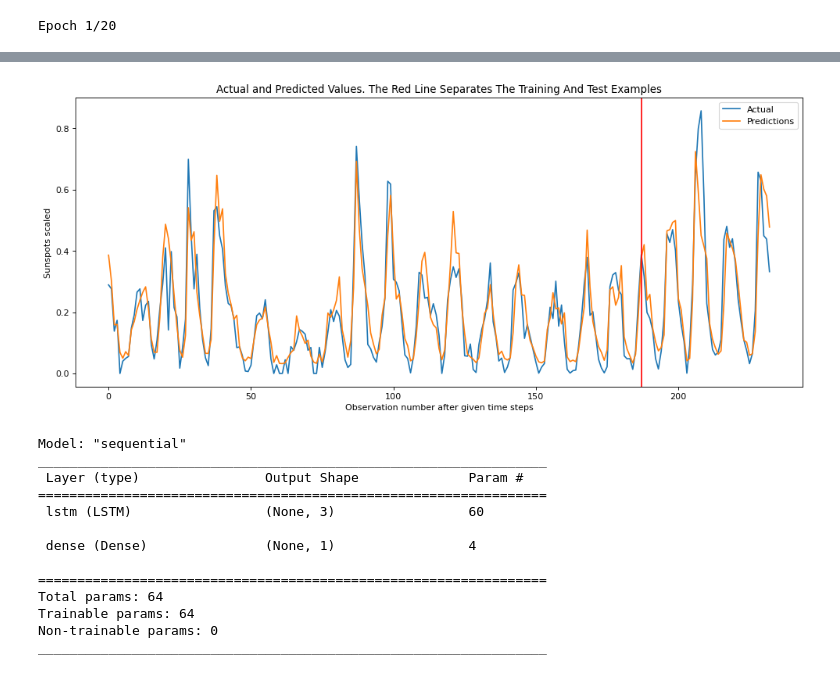
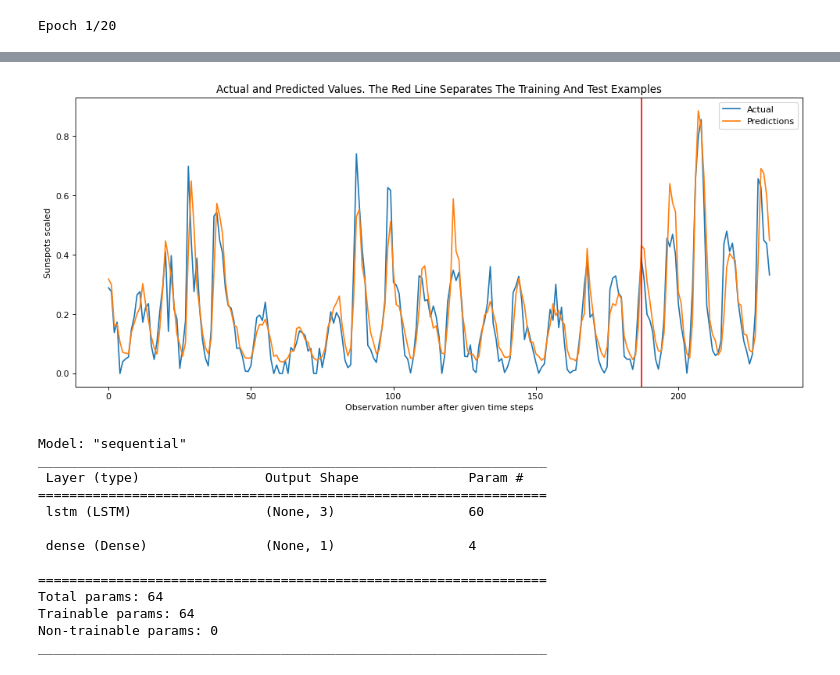
Before and after one commit to privacy-scaling-explorations/nova-ml, a Jupyter notebook: src/lstm/lstm.ipynb, the cells around one changed output, grey strips where cells are left out. Cells and saved outputs as stored; diff of their text form; code cells hidden in the pictures.

Commit message:
feat: lstm with zigmoid and zanh

```diff
--- a/src/lstm/lstm.ipynb
+++ b/src/lstm/lstm.ipynb
@@ -84,7 +84,7 @@ testX, testY = get_XY(test_data, time_steps)
 
 # Create model and train
 model = create_RNN(hidden_units=3, dense_units=1, input_shape=(time_steps,1),
-                   activation=['linear', 'linear', 'linear'])
+                   activation=[zanh, zigmoid, zanh])
 model.fit(trainX, trainY, epochs=20, batch_size=1, verbose=2)
 
 # make predictions
@@ -118,5 +118,5 @@ Train RMSE: 0.061 RMSE
 Test RMSE: 0.102 RMSE
-[figure, old version]
+[figure, new version]
 # %%
 model.summary()
 # %% [output]
```
Also changed, not shown: parts of 6 cells of this notebook, 26 other files.
